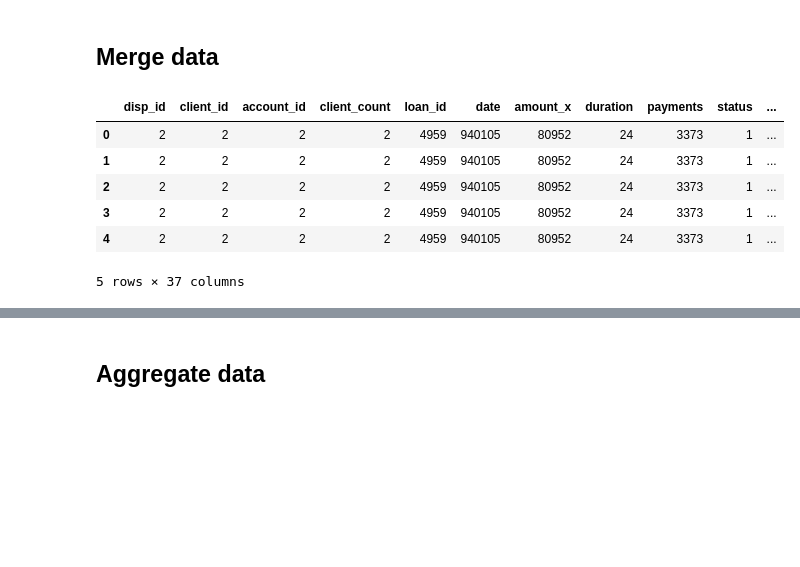
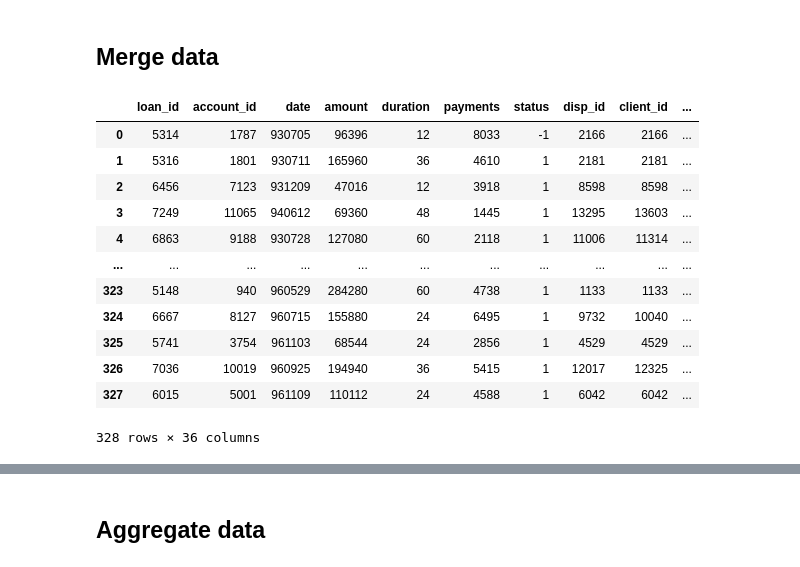
Before and after one commit to Educorreia932/FEUP-AC, a Jupyter notebook: Data Mining Project/notebooks/processing.ipynb, the cells around one changed output, grey strips where cells are left out. Drawn from its saved outputs; the diff is of its cells as text; code cells hidden in the pictures; blank space fills up the shorter version.

Commit message:
Merged tables and extracted final_amount from transactions

```diff
--- a/Data Mining Project/notebooks/processing.ipynb
+++ b/Data Mining Project/notebooks/processing.ipynb
@@ -64,7 +64,7 @@ disp_df.rename(columns={"type": "is_owner"}, inplace=True)
 disp_df["is_owner"].replace({"OWNER": True, "DISPONENT": False}, inplace=True)
 
 # Count number clients per account
-client_count_df = disp_df.groupby("account_id", as_index=False, group_keys=False).agg(client_count=("is_owner", "count"))
+client_count_df = disp_df.groupby("account_id", as_index=False, group_keys=False).agg(client_count_per_acc=("is_owner", "count"))
 
 disp_df = disp_df.merge(client_count_df, on="account_id")
 disp_df = disp_df[disp_df["is_owner"] == True]
@@ -102,7 +102,7 @@ for i in range(len(dataframes)):
     # Withdrawal amounts should be negative
     dataframes[i].loc[dataframes[i]["type"] == "withdrawal", "amount"] *= -1
 
-    dataframes[i].drop(["k_symbol", "bank", "account", "date"], axis=1, inplace=True)
+    dataframes[i].drop(["k_symbol", "bank"], axis=1, inplace=True)
 
 trans_train_df, trans_test_df = dataframes
 
@@ -134,0 +137,15 @@ card_train_df.head()
+# %%
+transactions = (trans_train_df, trans_test_df)
+account_features = [1, 2]
+
+for i in range(len(transactions)):
+
+    # Sorting transactions by date to figure out the most recent balance
+    account_features[i] = transactions[i].sort_values(by="date", axis=0, ascending=False)
+    account_features[i].drop_duplicates(subset='account_id', keep='first', inplace=True)
+
+    account_features[i].drop(account_features[i].columns.difference(['account_id','balance']), axis=1, inplace=True)
+    account_features[i].rename(columns={'balance' : 'final_amount'}, inplace=True)
+
+
+account_features[0]
@@ -137,31 +201,47 @@ card_train_df.head()
 # %%
 loan_dfs = [loan_train_df, loan_test_df]
 trans_dfs = (trans_train_df, trans_test_df)
+cards_dfs = (card_train_df, card_test_df)
 
 for i in range(len(loan_dfs)):
     # Merge with dispositions
-    loan_dfs[i] = disp_df.merge(loan_dfs[i], on="account_id")
+    # loan_dfs[i] = disp_df.merge(loan_dfs[i], on="account_id")
+    loan_dfs[i] = loan_dfs[i].merge(disp_df, on="account_id", how="left")
+
+    # # Merge with accounts
+    loan_dfs[i] = loan_dfs[i].merge(account_df, on="account_id")
 
     # Merge with clients
-    loan_dfs[i] = loan_dfs[i].merge(client_df, on="client_id")
+    loan_dfs[i] = loan_dfs[i].merge(client_df, on="client_id", suffixes=["_account", "_client"])
 
     # Merge with districts
-    loan_dfs[i] = loan_dfs[i].merge(district_df, left_on="district_id", right_on="code")
+    loan_dfs[i] = loan_dfs[i].merge(district_df, left_on="district_id_client", right_on="code")
 
-    # Merge with accounts
-    loan_dfs[i] = loan_dfs[i].merge(account_df, on="account_id")
+    # Merge with districts
+    loan_dfs[i] = loan_dfs[i].merge(cards_dfs[i], on="disp_id", how="left")
 
-    # Merge with transactions
-    loan_dfs[i] = loan_dfs[i].merge(trans_dfs[i], on="account_id")
+    # # Merge with transactions
+    loan_dfs[i] = loan_dfs[i].merge(account_features[i], on="account_id")
+
+
+
 
 loan_train_df, loan_test_df = loan_dfs
 
-loan_train_df.head()
+# loan_train_df
+with pd.option_context('display.max_rows', 15, 'display.max_columns', None):
+    display(loan_train_df)
 # %% [output]
-|  | disp_id | client_id | account_id | client_count | loan_id | date | amount_x | duration | payments | status | ... |
-| 0 | 2 | 2 | 2 | 2 | 4959 | 940105 | 80952 | 24 | 3373 | 1 | ... |
-| 1 | 2 | 2 | 2 | 2 | 4959 | 940105 | 80952 | 24 | 3373 | 1 | ... |
-| 2 | 2 | 2 | 2 | 2 | 4959 | 940105 | 80952 | 24 | 3373 | 1 | ... |
-| 3 | 2 | 2 | 2 | 2 | 4959 | 940105 | 80952 | 24 | 3373 | 1 | ... |
-| 4 | 2 | 2 | 2 | 2 | 4959 | 940105 | 80952 | 24 | 3373 | 1 | ... |
+|  | loan_id | account_id | date | amount | duration | payments | status | disp_id | client_id | ... |
+| 0 | 5314 | 1787 | 930705 | 96396 | 12 | 8033 | -1 | 2166 | 2166 | ... |
+| 1 | 5316 | 1801 | 930711 | 165960 | 36 | 4610 | 1 | 2181 | 2181 | ... |
+| 2 | 6456 | 7123 | 931209 | 47016 | 12 | 3918 | 1 | 8598 | 8598 | ... |
+| 3 | 7249 | 11065 | 940612 | 69360 | 48 | 1445 | 1 | 13295 | 13603 | ... |
+| 4 | 6863 | 9188 | 930728 | 127080 | 60 | 2118 | 1 | 11006 | 11314 | ... |
+| ... | ... | ... | ... | ... | ... | ... | ... | ... | ... | ... |
+| 323 | 5148 | 940 | 960529 | 284280 | 60 | 4738 | 1 | 1133 | 1133 | ... |
+| 324 | 6667 | 8127 | 960715 | 155880 | 24 | 6495 | 1 | 9732 | 10040 | ... |
+| 325 | 5741 | 3754 | 961103 | 68544 | 24 | 2856 | 1 | 4529 | 4529 | ... |
+| 326 | 7036 | 10019 | 960925 | 194940 | 36 | 5415 | 1 | 12017 | 12325 | ... |
+| 327 | 6015 | 5001 | 961109 | 110112 | 24 | 4588 | 1 | 6042 | 6042 | ... |
-5 rows × 37 columns
+328 rows × 36 columns
```
Also changed, not shown: parts of 10 cells of this notebook, 1 other file.
